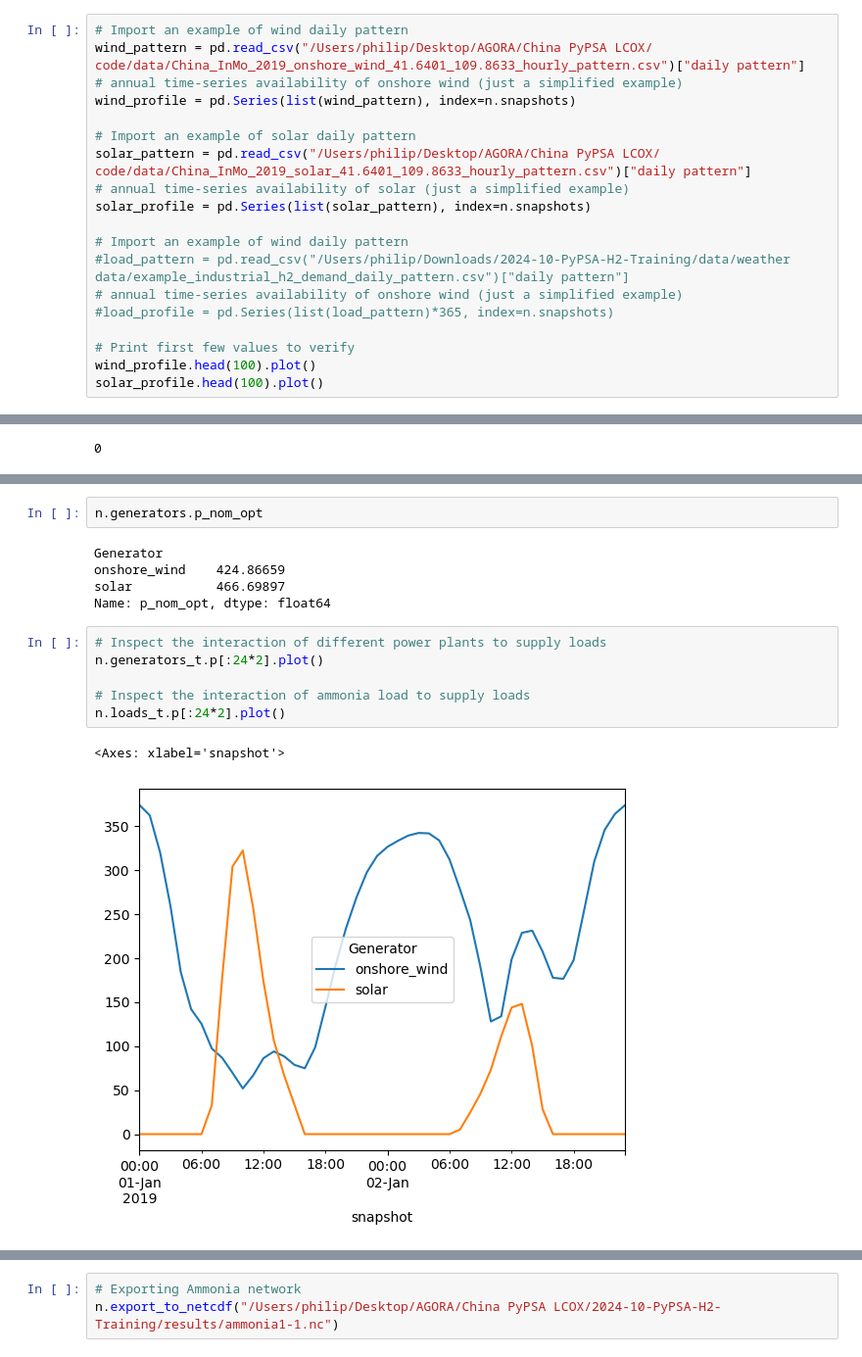
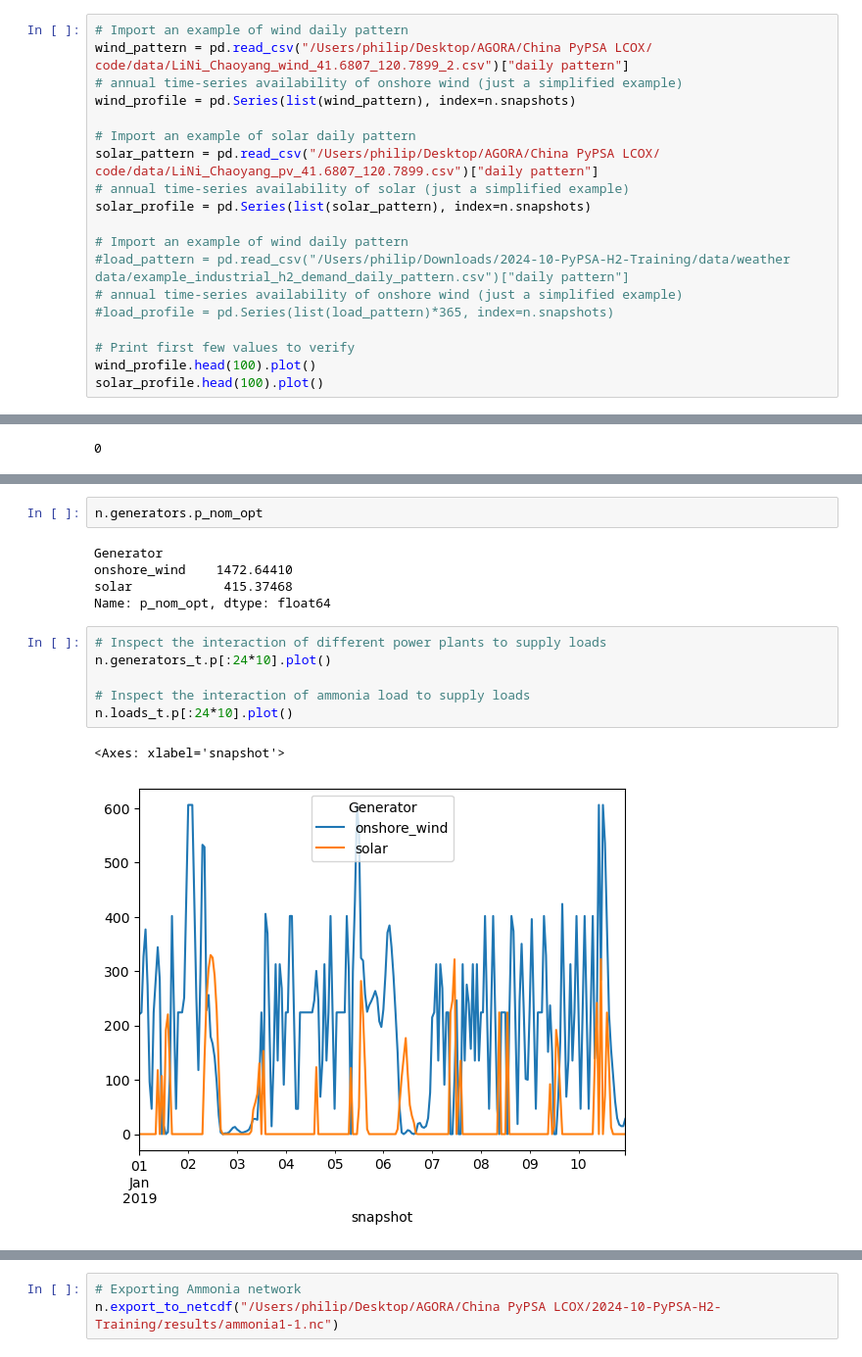
Before and after one commit to philouhawi/PyPSA-China-Green-LCOX-Model, a Jupyter notebook: LCO-Ammonia model 1.0 2025-02-11.ipynb, the cells around one changed output, grey strips where cells are left out. Shown at 98% size. Saved outputs shown, nothing was run; the diff lists cells and outputs as text.

```diff
--- a/LCO-Ammonia model 1.0 2025-02-11.ipynb
+++ b/LCO-Ammonia model 1.0 2025-02-11.ipynb
@@ -27,12 +27,12 @@ def calculate_annualised_capex(capex: float, interest: float, lifetime: int):
 #n.remove(class_name="Bus", name="electricity_storage")
 # %%
 # Import an example of wind daily pattern
-wind_pattern = pd.read_csv("/Users/philip/Desktop/AGORA/China PyPSA LCOX/ code/data/China_InMo_2019_onshore_wind_41.6401_109.8633_hourly_pattern.csv")["daily pattern"]
+wind_pattern = pd.read_csv("/Users/philip/Desktop/AGORA/China PyPSA LCOX/ code/data/LiNi_Chaoyang_wind_41.6807_120.7899_2.csv")["daily pattern"]
 # annual time-series availability of onshore wind (just a simplified example)
 wind_profile = pd.Series(list(wind_pattern), index=n.snapshots)
 
 # Import an example of solar daily pattern
-solar_pattern = pd.read_csv("/Users/philip/Desktop/AGORA/China PyPSA LCOX/ code/data/China_InMo_2019_solar_41.6401_109.8633_hourly_pattern.csv")["daily pattern"]
+solar_pattern = pd.read_csv("/Users/philip/Desktop/AGORA/China PyPSA LCOX/ code/data/LiNi_Chaoyang_pv_41.6807_120.7899.csv")["daily pattern"]
 # annual time-series availability of solar (just a simplified example)
 solar_profile = pd.Series(list(solar_pattern), index=n.snapshots)
 
@@ -474,15 +476,15 @@ pd.concat([n.stores_t.e,n.stores_t.p],axis=1).head()
 n.generators.p_nom_opt
 # %% [output]
 Generator
-onshore_wind    424.86659
-solar           466.69897
+onshore_wind    1472.64410
+solar            415.37468
 Name: p_nom_opt, dtype: float64
 # %%
 # Inspect the interaction of different power plants to supply loads
-n.generators_t.p[:24*2].plot()
+n.generators_t.p[:24*10].plot()
 
 # Inspect the interaction of ammonia load to supply loads
-n.loads_t.p[:24*2].plot()
+n.loads_t.p[:24*10].plot()
 # %% [output]
 <Axes: xlabel='snapshot'>
-[figure, old version]
+[figure, new version]
```
Also changed, not shown: parts of 14 cells of this notebook, 1 other file.
